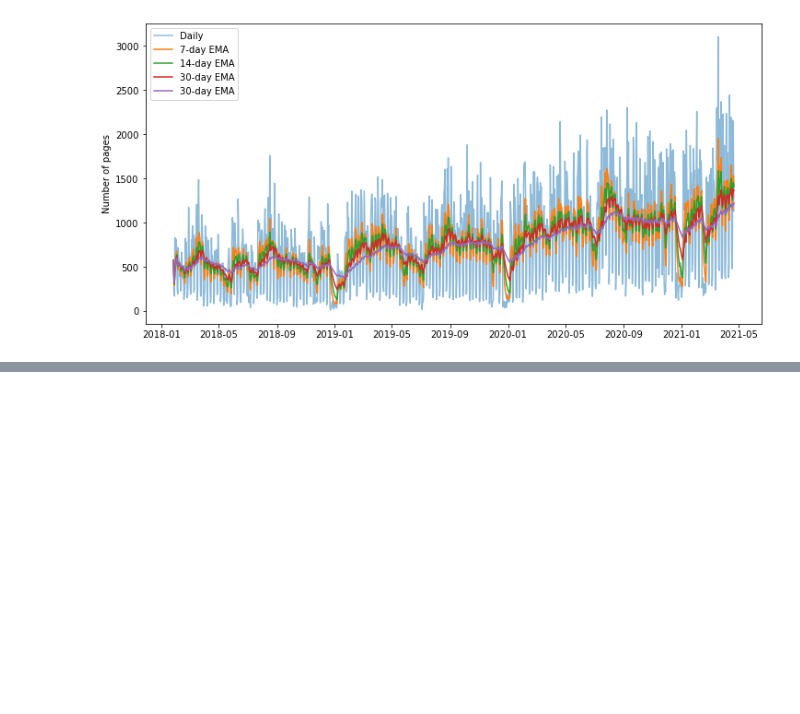
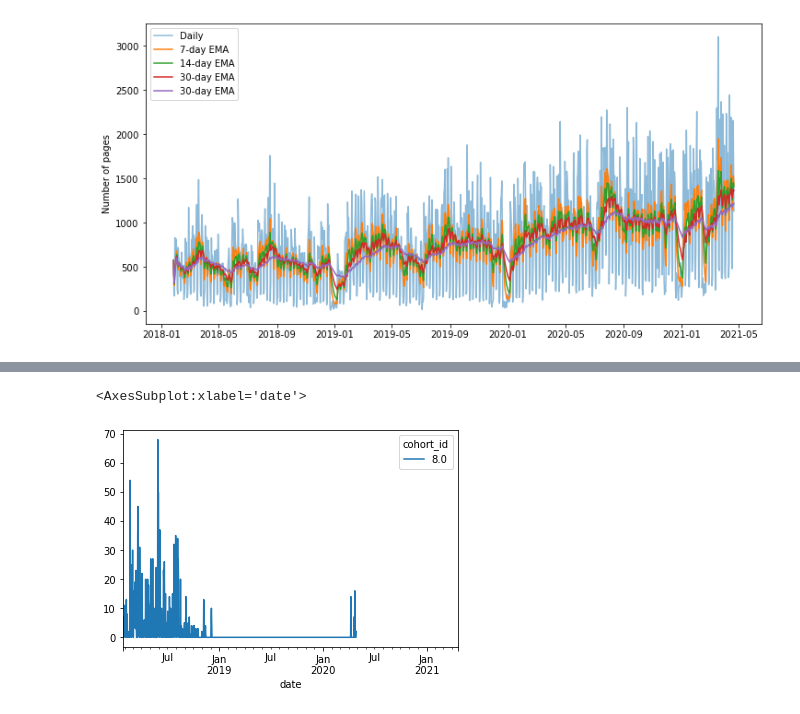
Before and after one commit to jesse-d-marder/anomaly-detection-exercises, a Jupyter notebook: time_series_anomaly_detection.ipynb, the cells around one changed output, grey strips where cells are left out. Cells and saved outputs as stored; diff of their text form; code cells hidden in the pictures; blank space fills up the shorter version.

```diff
--- a/time_series_anomaly_detection.ipynb
+++ b/time_series_anomaly_detection.ipynb
@@ -72,0 +253,7 @@ plt.show()
+# %%
+cohorts = df.groupby('cohort_id').resample('d').path.count().unstack()
+# %%
+cohorts[cohorts.index == 8.0].T.plot()
+# %% [output]
+<AxesSubplot:xlabel='date'>
+[figure, added]
```
Also changed, not shown: parts of 34 cells of this notebook.
